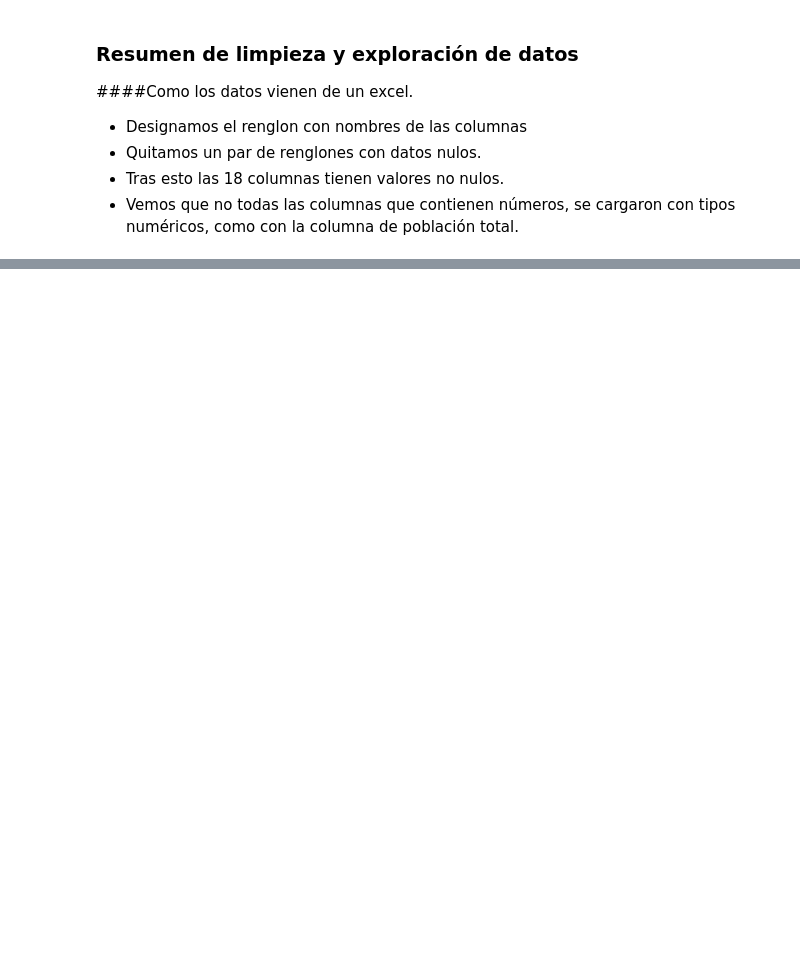
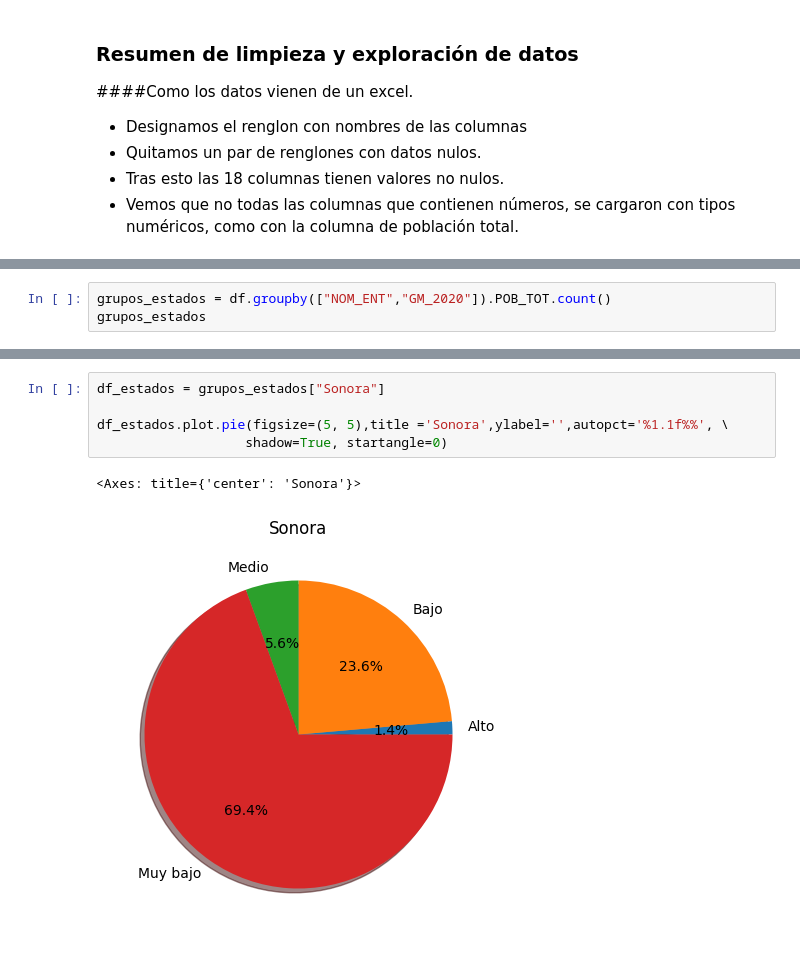
Before and after one commit to CuteLoop/MCD-Propedeutico, a Jupyter notebook: IndiceDeMarginalización.ipynb, the cells around one changed output, grey strips where cells are left out. Cells and saved outputs as stored; diff of their text form; blank space fills up the shorter version.

```diff
--- a/IndiceDeMarginalización.ipynb
+++ b/IndiceDeMarginalización.ipynb
@@ -143,0 +243,3 @@ Name: IMN_2020, Length: 2469, dtype: float64
+# %%
+grupos_estados = df.groupby(["NOM_ENT","GM_2020"]).POB_TOT.count()
+grupos_estados
@@ -143,0 +260,8 @@ Name: IMN_2020, Length: 2469, dtype: float64
+# %%
+df_estados = grupos_estados["Sonora"]
+
+df_estados.plot.pie(figsize=(5, 5),title ='Sonora',ylabel='',autopct='%1.1f%%', \
+                   shadow=True, startangle=0)
+# %% [output]
+<Axes: title={'center': 'Sonora'}>
+[figure, added]
```
Also changed, not shown: parts of 17 cells of this notebook.
